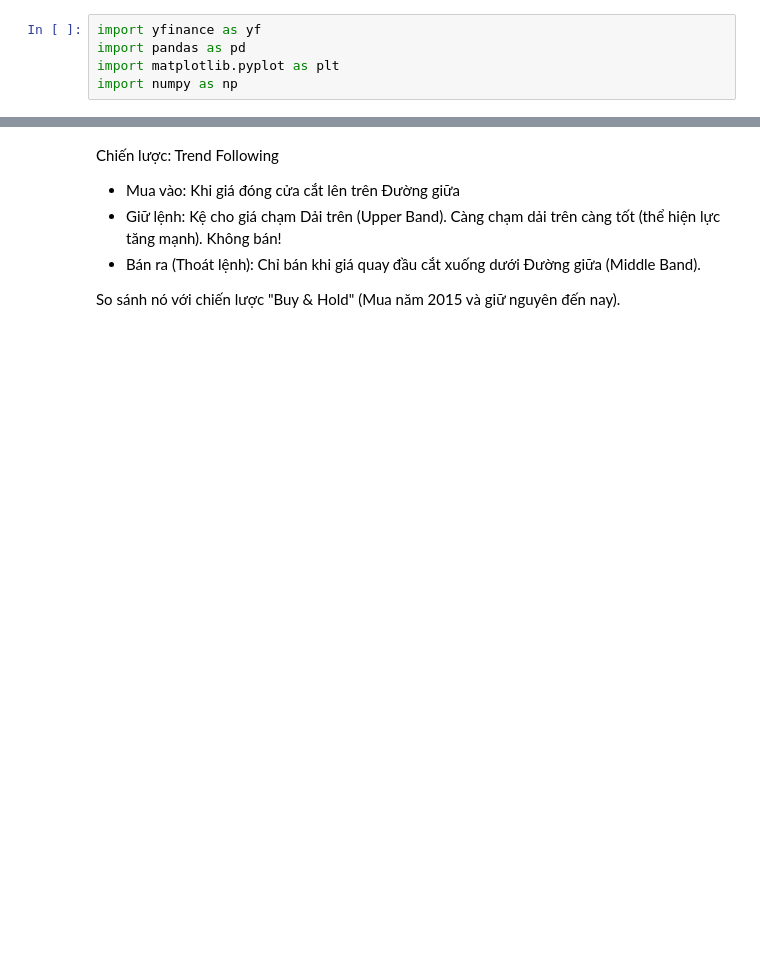
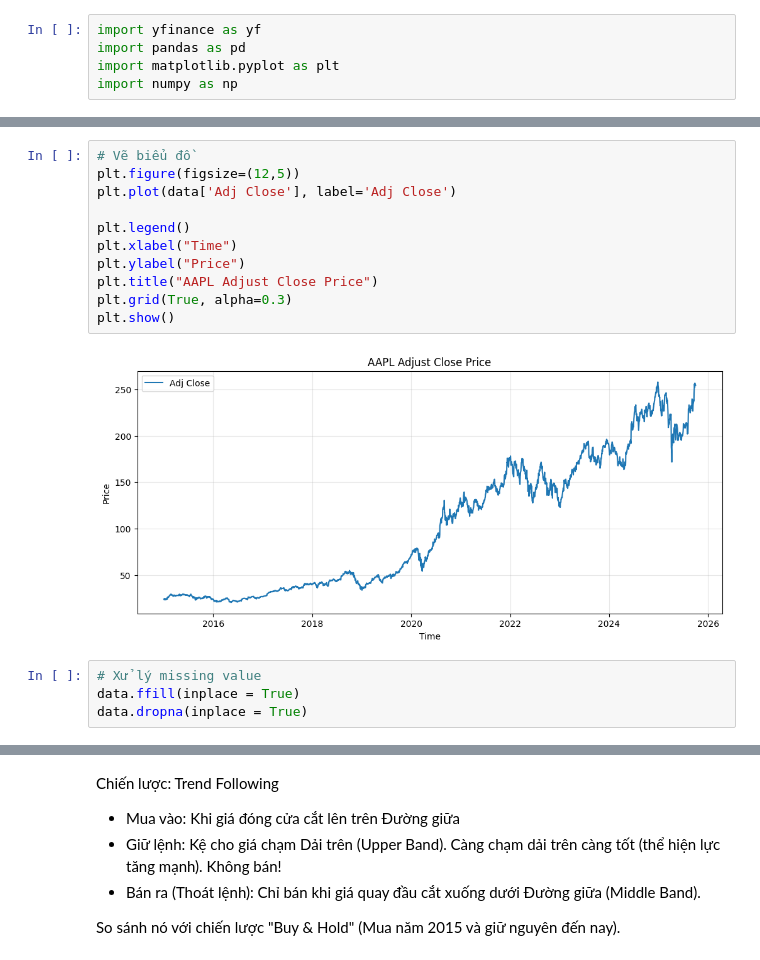
Before and after one commit to tamnguyen-2905/CF_Trang22110234_Thanh22110203_Tam22110193, a Jupyter notebook: LAB_GIUAKI/Bollinger Bands.ipynb, the cells around one changed output, grey strips where cells are left out. Cells and saved outputs as stored; diff of their text form; blank space fills up the shorter version.

```diff
--- a/LAB_GIUAKI/Bollinger Bands.ipynb
+++ b/LAB_GIUAKI/Bollinger Bands.ipynb
@@ -15,3 +24,20 @@ if isinstance(data.columns, pd.MultiIndex):
+# %%
+# Vẽ biểu đồ
+plt.figure(figsize=(12,5))
+plt.plot(data['Adj Close'], label='Adj Close')
+
+plt.legend()
+plt.xlabel("Time")
+plt.ylabel("Price")
+plt.title("AAPL Adjust Close Price")
+plt.grid(True, alpha=0.3)
+plt.show()
+# %% [output]
+[figure, added]
+# %%
+# Xử lý missing value
+data.ffill(inplace = True)
+data.dropna(inplace = True)
 # %%
 # 2. TÍNH TOÁN BOLLINGER BANDS
 window = 20
```
Also changed, not shown: parts of 4 cells of this notebook.
